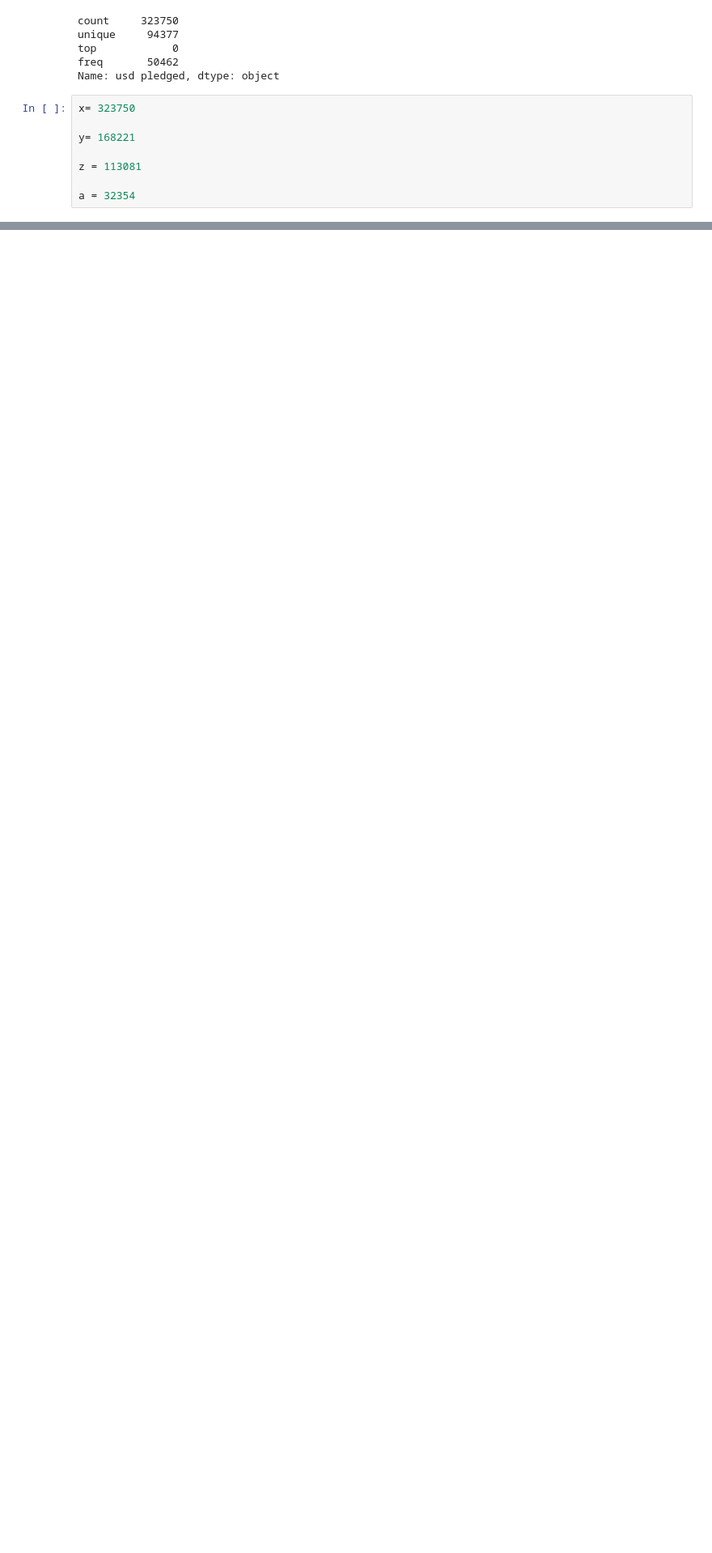
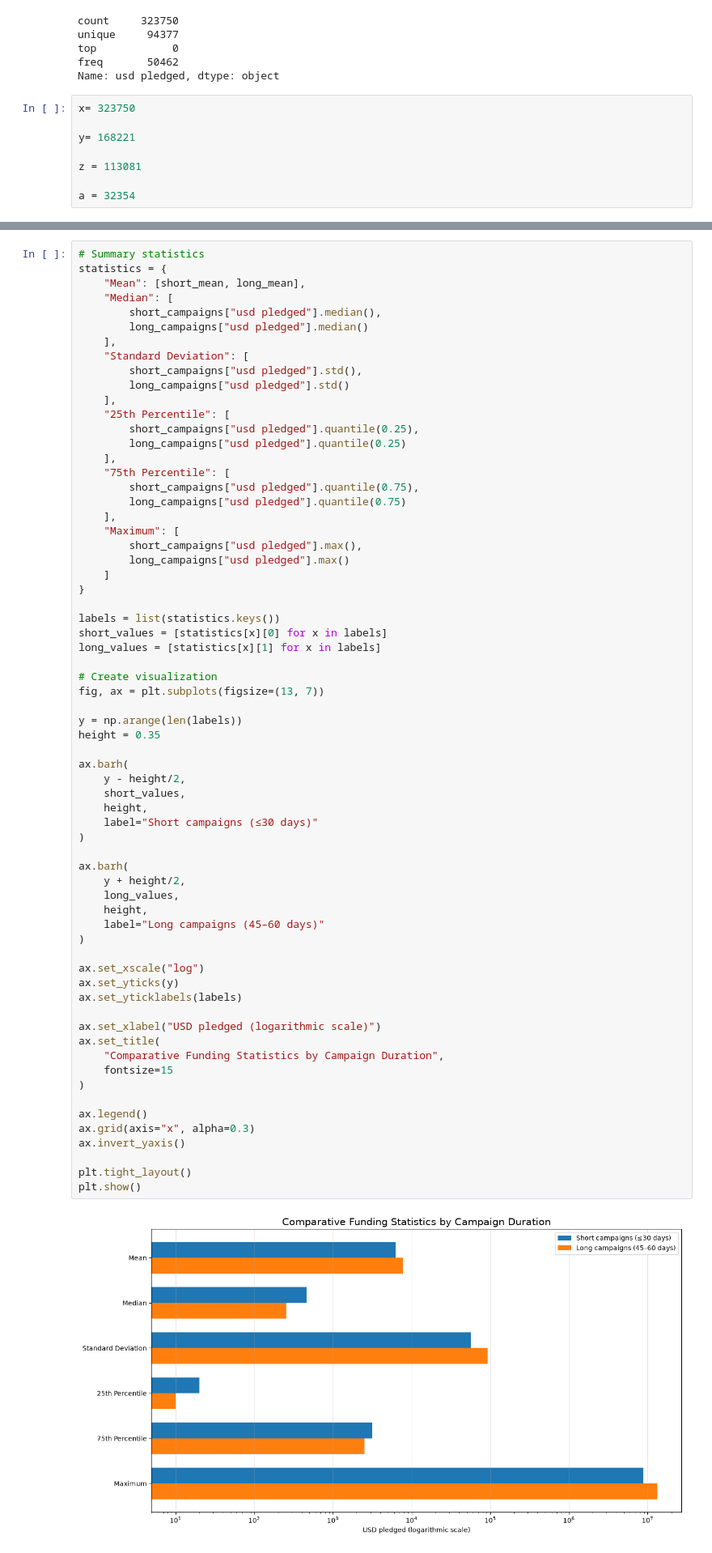
Before and after one commit to Key6767/cmpsc105-project, a Jupyter notebook: Process Work/Keyliannys_analysis.ipynb, the cells around one changed output, grey strips where cells are left out. Shown at 81% size. Cells and saved outputs as stored; diff of their text form; blank space fills up the shorter version.

```diff
--- a/Process Work/Keyliannys_analysis.ipynb
+++ b/Process Work/Keyliannys_analysis.ipynb
@@ -337,0 +925,68 @@ a = 32354
+# %%
+# Summary statistics
+statistics = {
+    "Mean": [short_mean, long_mean],
+    "Median": [
+        short_campaigns["usd pledged"].median(),
+        long_campaigns["usd pledged"].median()
+    ],
+    "Standard Deviation": [
+        short_campaigns["usd pledged"].std(),
+        long_campaigns["usd pledged"].std()
+    ],
+    "25th Percentile": [
+        short_campaigns["usd pledged"].quantile(0.25),
+        long_campaigns["usd pledged"].quantile(0.25)
+    ],
+    "75th Percentile": [
+        short_campaigns["usd pledged"].quantile(0.75),
+        long_campaigns["usd pledged"].quantile(0.75)
+    ],
+    "Maximum": [
+        short_campaigns["usd pledged"].max(),
+        long_campaigns["usd pledged"].max()
+    ]
+}
+
+labels = list(statistics.keys())
+short_values = [statistics[x][0] for x in labels]
+long_values = [statistics[x][1] for x in labels]
+
+# Create visualization
+fig, ax = plt.subplots(figsize=(13, 7))
+
+y = np.arange(len(labels))
+height = 0.35
+
+ax.barh(
+    y - height/2,
+    short_values,
+    height,
+    label="Short campaigns (≤30 days)"
+)
+
+ax.barh(
+    y + height/2,
+    long_values,
+    height,
+    label="Long campaigns (45–60 days)"
+)
+
+ax.set_xscale("log")
+ax.set_yticks(y)
+ax.set_yticklabels(labels)
+
+ax.set_xlabel("USD pledged (logarithmic scale)")
+ax.set_title(
+    "Comparative Funding Statistics by Campaign Duration",
+    fontsize=15
+)
+
+ax.legend()
+ax.grid(axis="x", alpha=0.3)
+ax.invert_yaxis()
+
+plt.tight_layout()
+plt.show()
+# %% [output]
+[figure, added]
```
Also changed, not shown: parts of 34 cells of this notebook.
